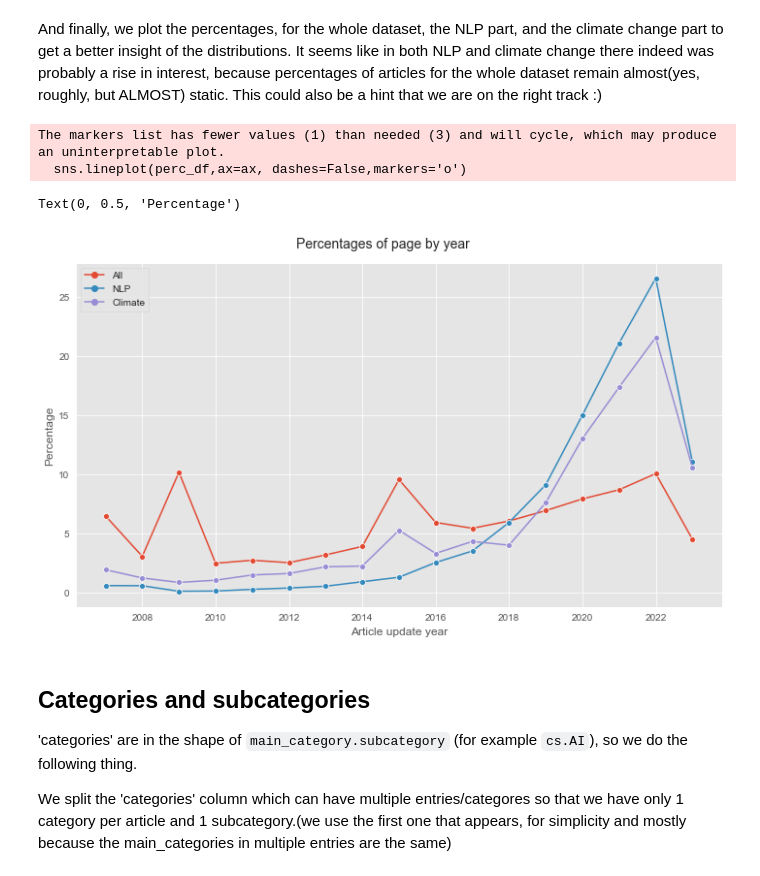
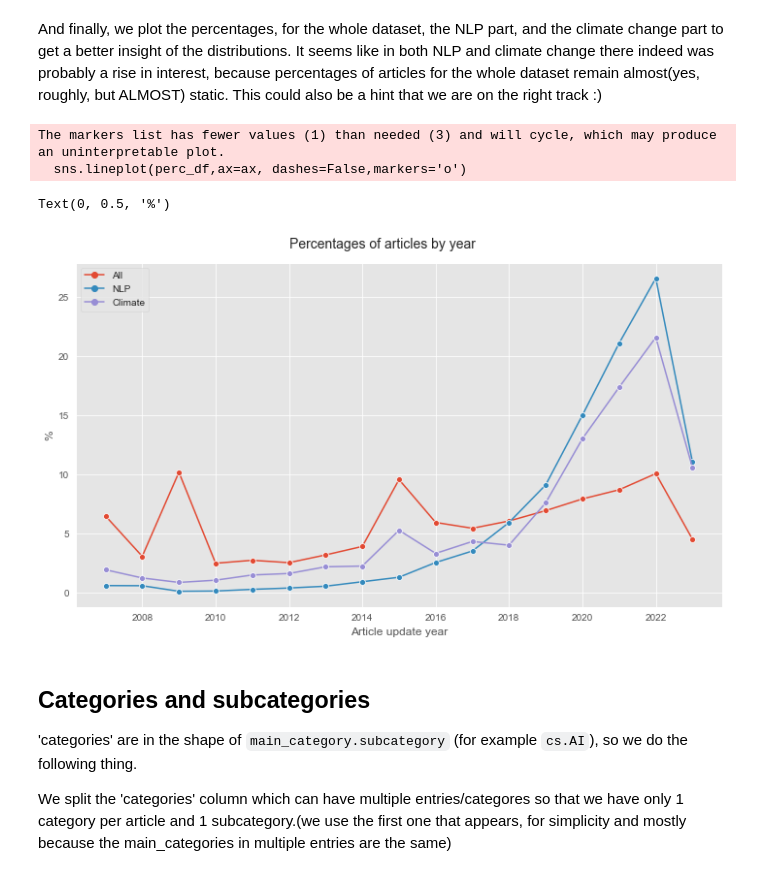
Before and after one commit to gsiraji/wins-topics-network, a Jupyter notebook: arxiv_data_scraping.ipynb, the cells around one changed output. Drawn from its saved outputs; the diff is of its cells as text; code cells hidden in the pictures.

```diff
--- a/arxiv_data_scraping.ipynb
+++ b/arxiv_data_scraping.ipynb
@@ -329,16 +329,16 @@ perc_df
 And finally, we plot the percentages, for the whole dataset, the NLP part, and the climate change part to get a better insight of the distributions. It seems like in both NLP and climate change there indeed was probably a rise in interest, because percentages of articles for the whole dataset remain almost(yes, roughly, but ALMOST) static. This could also be a hint that we are on the right track :)
 # %%
 fig,ax = plt.subplots(figsize=(10,6))
-fig.suptitle('Percentages of page by year',size=14)
+fig.suptitle('Percentages of articles by year',size=14)
 fig.set_tight_layout(True)
 sns.lineplot(perc_df,ax=ax, dashes=False,markers='o')
 ax.set_xlabel('Article update year')
-ax.set_ylabel('Percentage')
+ax.set_ylabel('%')
 # %% [output]
 The markers list has fewer values (1) than needed (3) and will cycle, which may produce an uninterpretable plot.
   sns.lineplot(perc_df,ax=ax, dashes=False,markers='o')
-Text(0, 0.5, 'Percentage')
+Text(0, 0.5, '%')
-[figure, old version]
+[figure, new version]
 # %% [markdown]
 ## Categories and subcategories
 
```
